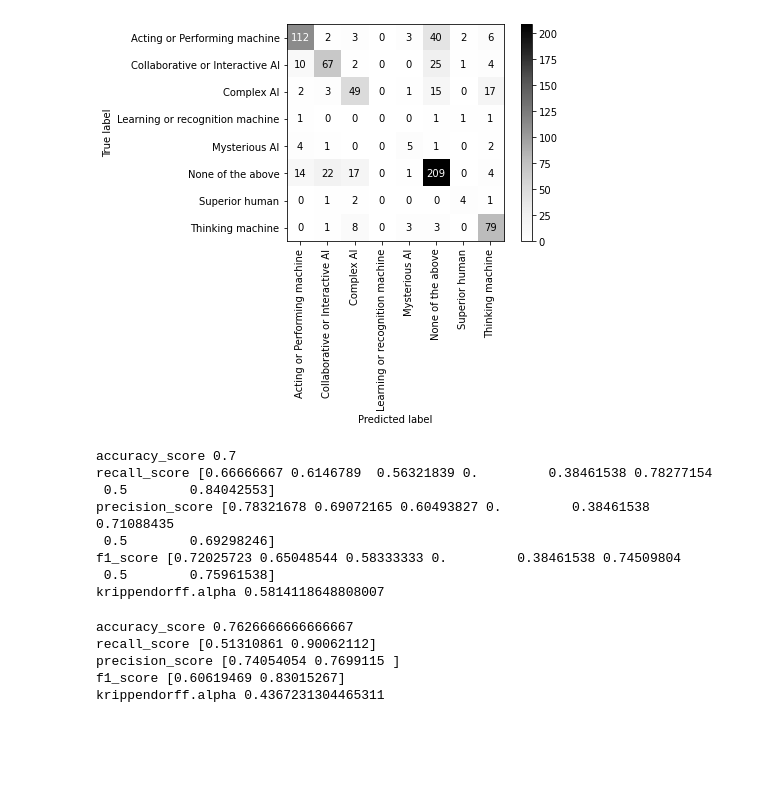
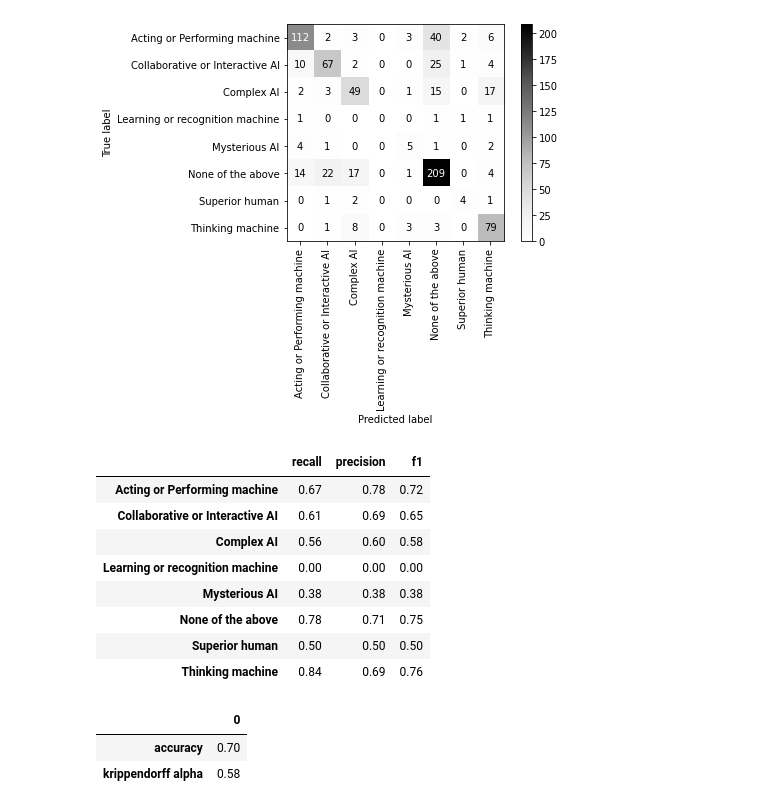
Before and after one commit to robot-or-brain/robot_or_brain, a Jupyter notebook: performance_fine_tuned_resnet.ipynb, the cells around one changed output. Saved outputs shown, nothing was run; the diff lists cells and outputs as text; code cells hidden in the pictures; blank space fills up the shorter version.

Commit message:
use pandas for pretty performance metric displaying

```diff
--- a/performance_fine_tuned_resnet.ipynb
+++ b/performance_fine_tuned_resnet.ipynb
@@ -108,25 +108,19 @@ _ = disp.plot(cmap='Greys', xticks_rotation='vertical')
 # %% [output]
 [figure]
 # %%
-from utils import print_performance_metrics
+from utils import display_performance_metrics
 
-print_performance_metrics(trues, predicted, class_list)
+display_performance_metrics(trues, predicted, class_list)
 # %% [output]
-accuracy_score 0.7
-recall_score [0.66666667 0.6146789  0.56321839 0.         0.38461538 0.78277154
- 0.5        0.84042553]
-precision_score [0.78321678 0.69072165 0.60493827 0.         0.38461538 0.71088435
- 0.5        0.69298246]
-f1_score [0.72025723 0.65048544 0.58333333 0.         0.38461538 0.74509804
- 0.5        0.75961538]
-krippendorff.alpha 0.5814118648808007
+|  | recall | precision | f1 |
+| Acting or Performing machine | 0.67 | 0.78 | 0.72 |
+| Collaborative or Interactive AI | 0.61 | 0.69 | 0.65 |
+| Complex AI | 0.56 | 0.60 | 0.58 |
+| Learning or recognition machine | 0.00 | 0.00 | 0.00 |
+| Mysterious AI | 0.38 | 0.38 | 0.38 |
+| None of the above | 0.78 | 0.71 | 0.75 |
+| Superior human | 0.50 | 0.50 | 0.50 |
+| Thinking machine | 0.84 | 0.69 | 0.76 |
+|  | 0 |
+| accuracy | 0.70 |
+| krippendorff alpha | 0.58 |
-# %%
-from utils import print_performance_metrics
-
-print_performance_metrics(trues, predicted, class_list)
-# %% [output]
-accuracy_score 0.7626666666666667
-recall_score [0.51310861 0.90062112]
-precision_score [0.74054054 0.7699115 ]
-f1_score [0.60619469 0.83015267]
-krippendorff.alpha 0.4367231304465311
```
Also changed, not shown: parts of 2 cells of this notebook, 1 other file.
